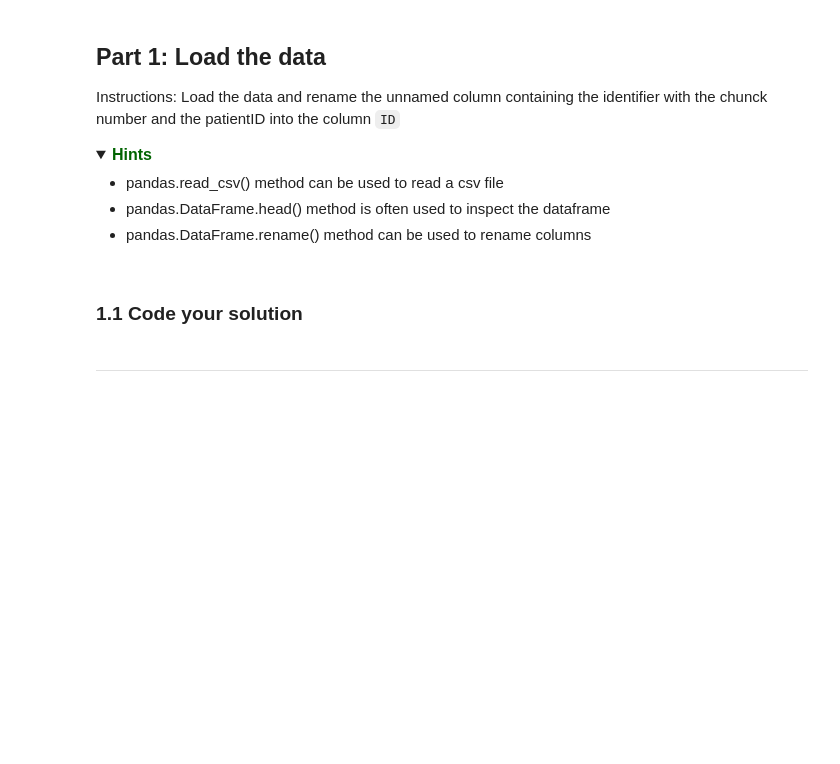
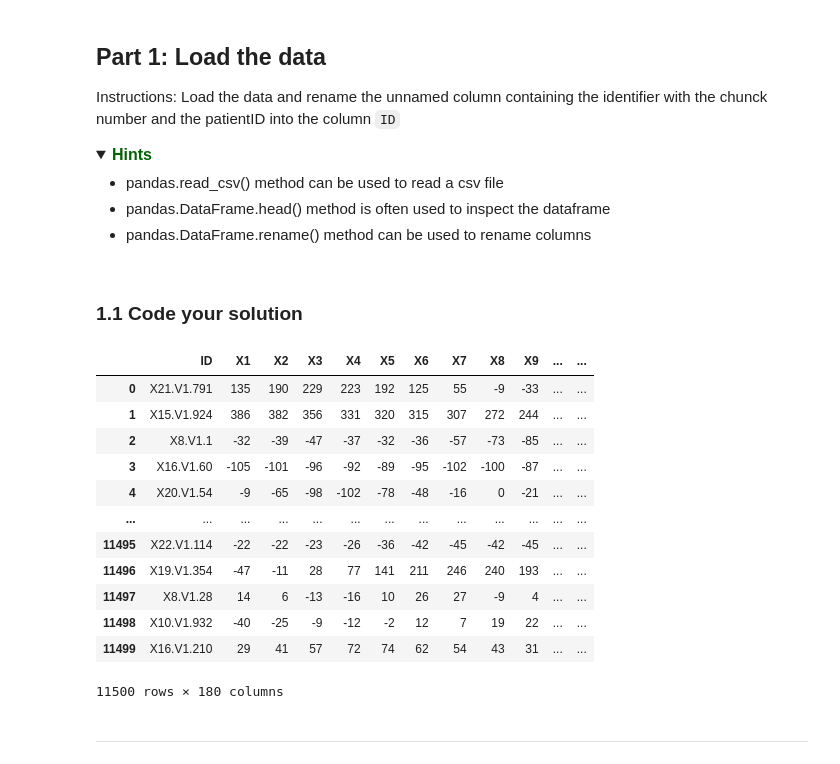
Before and after one commit to jippesilvius/BFVM23PRO2, a Jupyter notebook: assessments/Assignment_01.ipynb, the cells around one changed output. Cells and saved outputs as stored; diff of their text form; code cells hidden in the pictures; folded sections open; blank space fills up the shorter version.

```diff
--- a/assessments/Assignment_01.ipynb
+++ b/assessments/Assignment_01.ipynb
@@ -115,3 +115,22 @@ df = ''
+# %%
+# change this code
+df = pd.read_csv("/mnt/e/Desktop/DSLS/programming2/data/eeg_data.csv")
+df.rename(columns={'Unnamed: 0': 'ID'}, inplace=True)
+df
+# %% [output]
+|  | ID | X1 | X2 | X3 | X4 | X5 | X6 | X7 | X8 | X9 | ... | ... |
+| 0 | X21.V1.791 | 135 | 190 | 229 | 223 | 192 | 125 | 55 | -9 | -33 | ... | ... |
+| 1 | X15.V1.924 | 386 | 382 | 356 | 331 | 320 | 315 | 307 | 272 | 244 | ... | ... |
+| 2 | X8.V1.1 | -32 | -39 | -47 | -37 | -32 | -36 | -57 | -73 | -85 | ... | ... |
+| 3 | X16.V1.60 | -105 | -101 | -96 | -92 | -89 | -95 | -102 | -100 | -87 | ... | ... |
+| 4 | X20.V1.54 | -9 | -65 | -98 | -102 | -78 | -48 | -16 | 0 | -21 | ... | ... |
+| ... | ... | ... | ... | ... | ... | ... | ... | ... | ... | ... | ... | ... |
+| 11495 | X22.V1.114 | -22 | -22 | -23 | -26 | -36 | -42 | -45 | -42 | -45 | ... | ... |
+| 11496 | X19.V1.354 | -47 | -11 | 28 | 77 | 141 | 211 | 246 | 240 | 193 | ... | ... |
+| 11497 | X8.V1.28 | 14 | 6 | -13 | -16 | 10 | 26 | 27 | -9 | 4 | ... | ... |
+| 11498 | X10.V1.932 | -40 | -25 | -9 | -12 | -2 | 12 | 7 | 19 | 22 | ... | ... |
+| 11499 | X16.V1.210 | 29 | 41 | 57 | 72 | 74 | 62 | 54 | 43 | 31 | ... | ... |
+11500 rows × 180 columns
 # %% [markdown]
 ---
 # %% [markdown]
```
Also changed, not shown: parts of 14 cells of this notebook.
